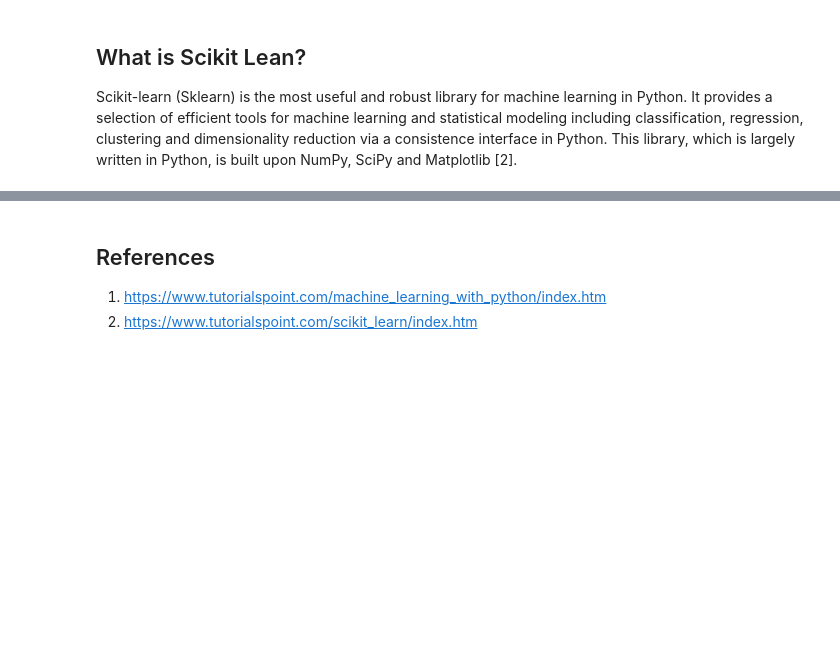
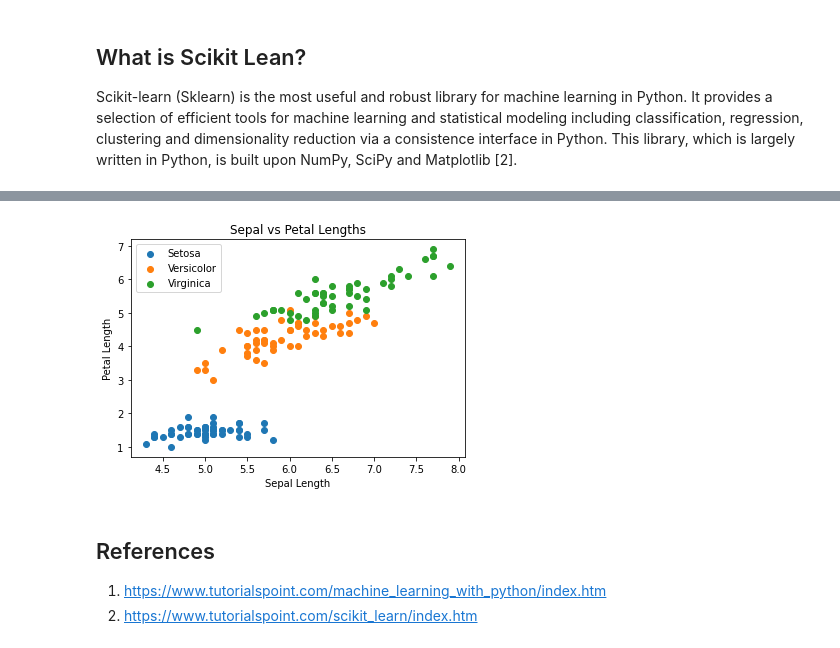
Before and after one commit to ShanePAustin/machine-learning-and-statistics, a Jupyter notebook: scikit-learn.ipynb, the cells around one changed output, grey strips where cells are left out. Cells and saved outputs as stored; diff of their text form; code cells hidden in the pictures; blank space fills up the shorter version.

```diff
--- a/scikit-learn.ipynb
+++ b/scikit-learn.ipynb
@@ -26,3 +103,23 @@ Supervised vs Unsupervised Learning
+# %%
+setosa = df.loc [df ["Species"] == "Iris-setosa"]
+versicolor = df.loc [df ["Species"] == "Iris-versicolor"]
+virginica = df.loc [df ["Species"] == "Iris-virginica" ]
+# %%
+#Sepal sizes by species
+plt.scatter(setosa["SepalLength"], setosa["PetalLength"], label='Setosa')
+plt.scatter(versicolor["SepalLength"], versicolor["PetalLength"], label='Versicolor')
+plt.scatter(virginica["SepalLength"], virginica["PetalLength"], label='Virginica')
+
+#Set labels and title
+plt.xlabel('Sepal Length')
+plt.ylabel('Petal Length')
+plt.title('Sepal vs Petal Lengths')
+
+#Add a legend
+plt.legend()
+plt.show()
+# %% [output]
+[figure, added]
 # %% [markdown]
 ## References
 
```
Also changed, not shown: parts of 14 cells of this notebook, 1 other file.
